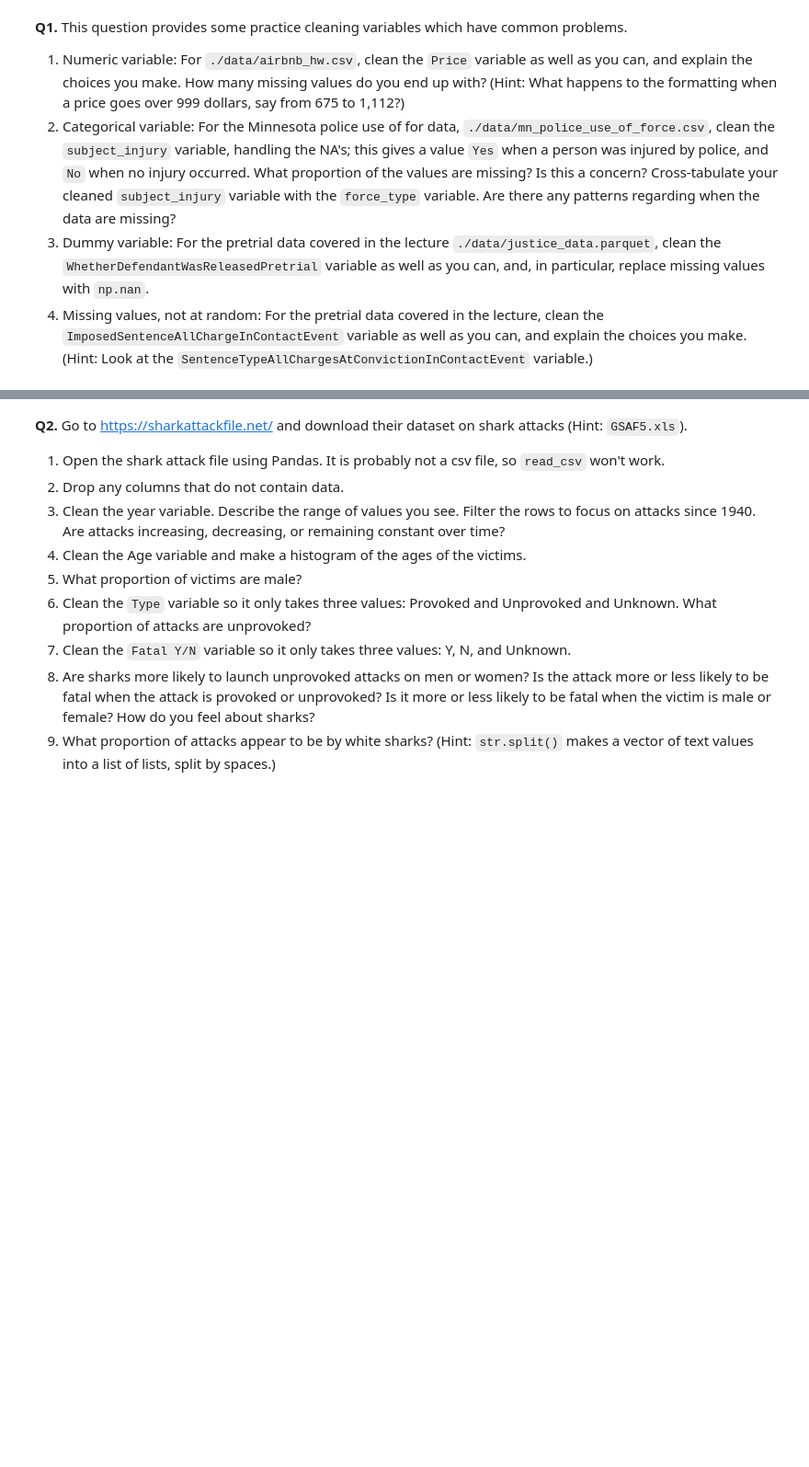
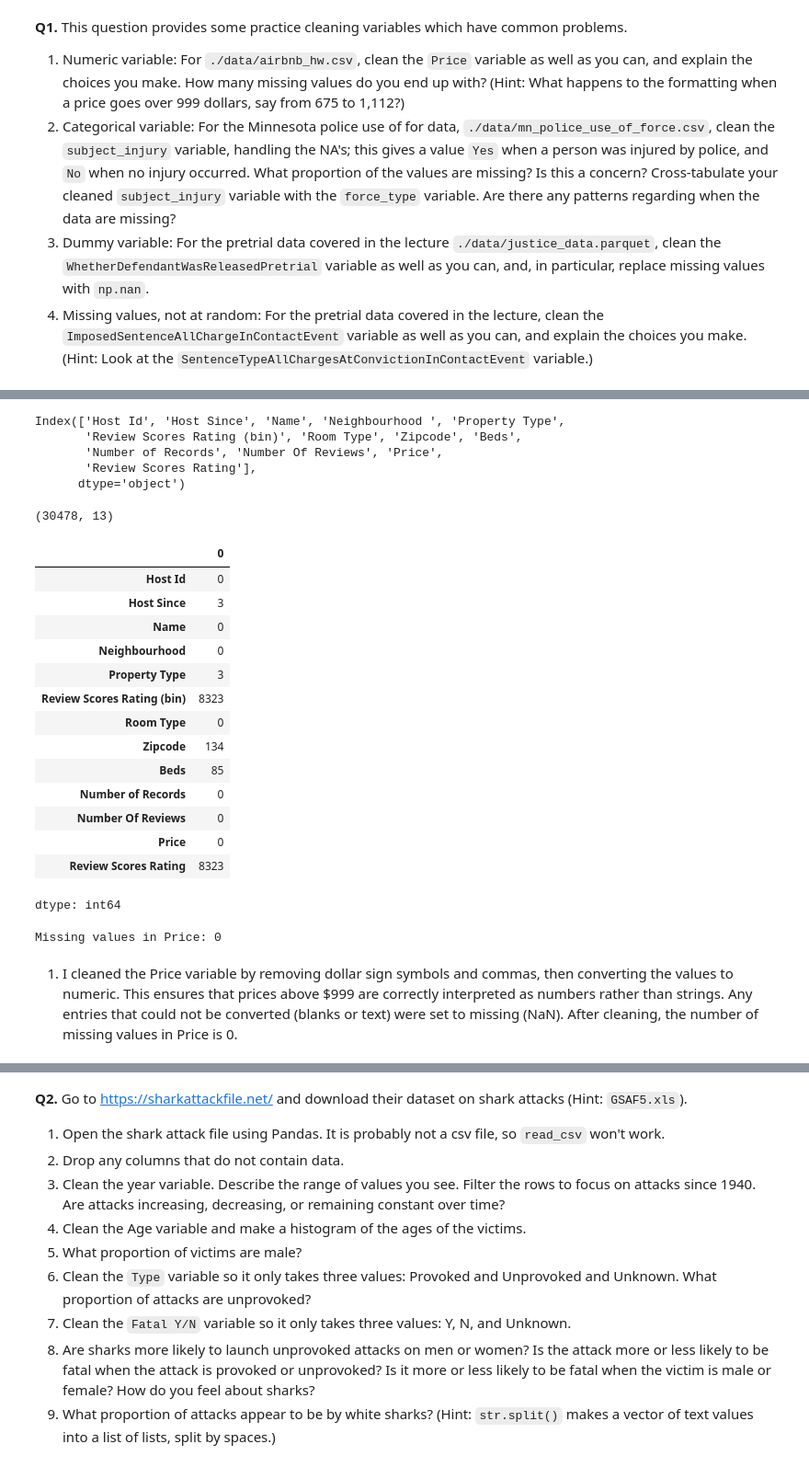
Before and after one commit to mrunalkute/DS-Machine-Learning-Assignments, a Jupyter notebook: assignment.ipynb, the cells around one changed output, grey strips where cells are left out. Shown at 92% size. Saved outputs shown, nothing was run; the diff lists cells and outputs as text; code cells hidden in the pictures; blank space fills up the shorter version.

```diff
--- a/assignment.ipynb
+++ b/assignment.ipynb
@@ -226,0 +28,5 @@ dtype: int64
+# %%
+import pandas as pd
+#Read the "airbnb" csv
+airbnb=pd.read_csv('airbnb_hw.csv')
+airbnb.head()
@@ -226,0 +40,47 @@ dtype: int64
+# %%
+#Check for the column names
+airbnb.columns
+# %% [output]
+Index(['Host Id', 'Host Since', 'Name', 'Neighbourhood ', 'Property Type',
+       'Review Scores Rating (bin)', 'Room Type', 'Zipcode', 'Beds',
+       'Number of Records', 'Number Of Reviews', 'Price',
+       'Review Scores Rating'],
+      dtype='object')
+# %%
+#Check the shape
+airbnb.shape
+# %% [output]
+(30478, 13)
+# %%
+#Check for missing values
+airbnb.isna().sum()
+# %% [output]
+|  | 0 |
+| Host Id | 0 |
+| Host Since | 3 |
+| Name | 0 |
+| Neighbourhood | 0 |
+| Property Type | 3 |
+| Review Scores Rating (bin) | 8323 |
+| Room Type | 0 |
+| Zipcode | 134 |
+| Beds | 85 |
+| Number of Records | 0 |
+| Number Of Reviews | 0 |
+| Price | 0 |
+| Review Scores Rating | 8323 |
+dtype: int64
+# %%
+#This line of code removes any $ and then converts to numeric values
+airbnb['Price_clean'] = pd.to_numeric(
+    airbnb['Price'].replace('[\\$,]', '', regex=True),
+    errors='coerce'
+)
+
+#This line of code counts all of the missing values
+missing_prices=airbnb['Price_clean'].isna().sum()
+print("Missing values in Price:", missing_prices)
+# %% [output]
+Missing values in Price: 0
+# %% [markdown]
+1. I cleaned the Price variable by removing dollar sign symbols and commas, then converting the values to numeric. This ensures that prices above $999 are correctly interpreted as numbers rather than strings. Any entries that could not be converted (blanks or text) were set to missing (NaN). After cleaning, the number of missing values in Price is 0.
```
Also changed, not shown: parts of 73 cells of this notebook.
